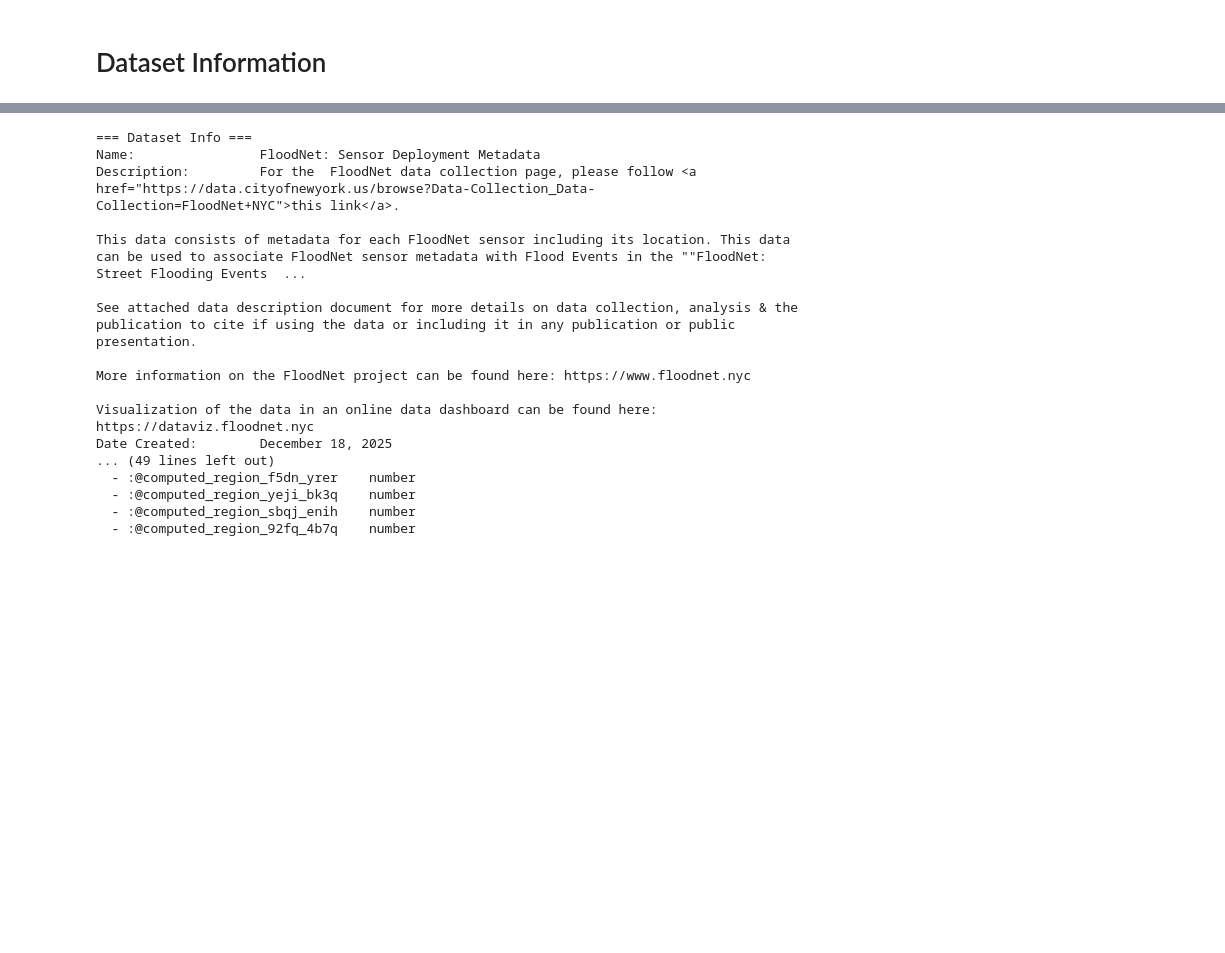
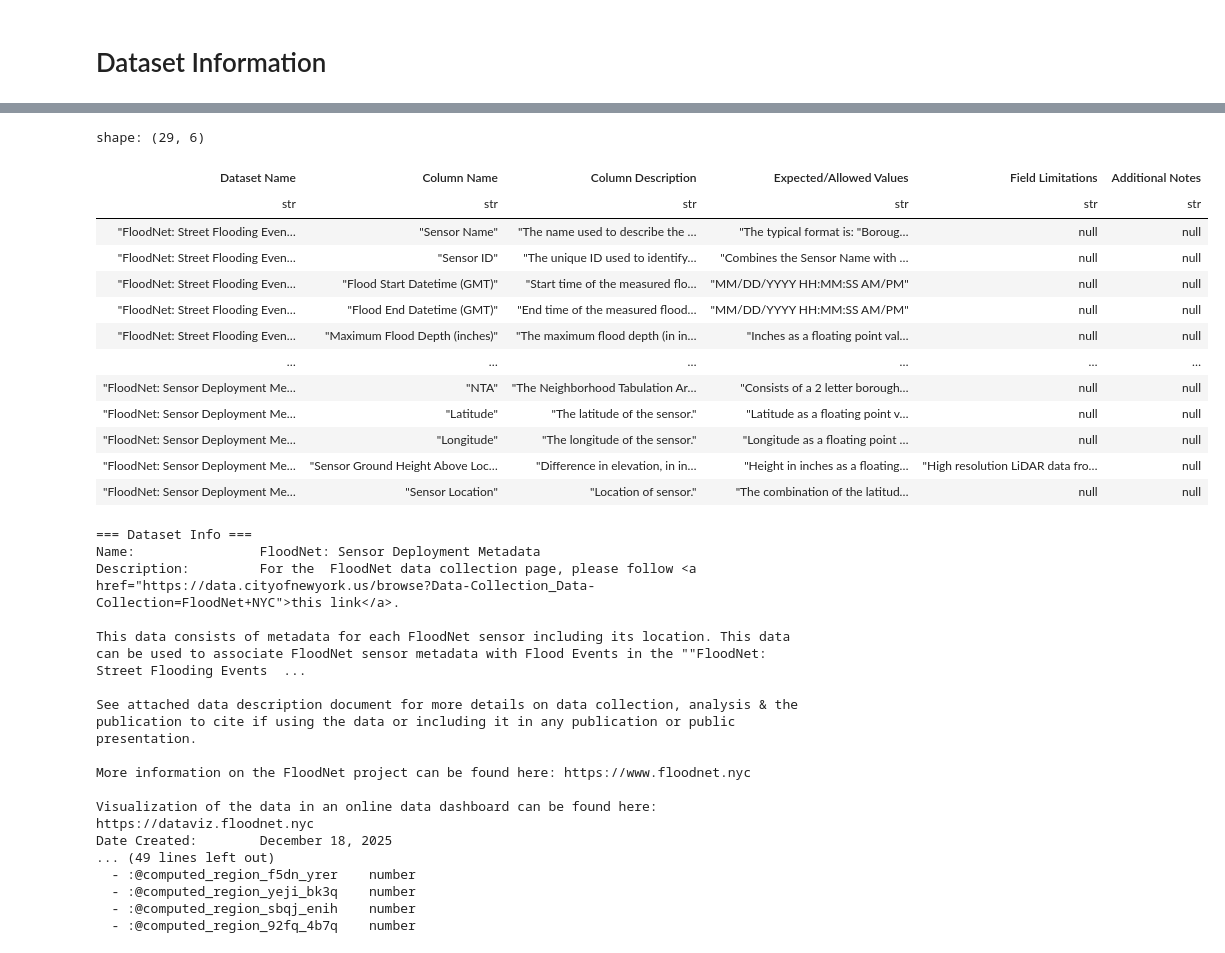
Before and after one commit to mebauer/floodnet-nyc-tutorial, a Jupyter notebook: 00-download-data.ipynb, the cells around one changed output, grey strips where cells are left out. Saved outputs shown, nothing was run; the diff lists cells and outputs as text; code cells hidden in the pictures; blank space fills up the shorter version.

Commit message:
Small enhancements to 00-download-data notebook

```diff
--- a/00-download-data.ipynb
+++ b/00-download-data.ipynb
@@ -80,3 +79,28 @@ sensor-metadata.csv
+# %%
+path = "data/Flood Events_Data Dictionary.xlsx"
+
+# Preview data dictionary as a dataframe
+data_dictionary = pl.read_excel(
+    path, sheet_id=2,
+    read_options={"header_row": 1, "skip_rows": 1}
+)
+
+data_dictionary
+# %% [output]
+shape: (29, 6)
+| Dataset Name | Column Name | Column Description | Expected/Allowed Values | Field Limitations | Additional Notes |
+| str | str | str | str | str | str |
+| "FloodNet: Street Flooding Even… | "Sensor Name" | "The name used to describe the … | "The typical format is: "Boroug… | null | null |
+| "FloodNet: Street Flooding Even… | "Sensor ID" | "The unique ID used to identify… | "Combines the Sensor Name with … | null | null |
+| "FloodNet: Street Flooding Even… | "Flood Start Datetime (GMT)" | "Start time of the measured flo… | "MM/DD/YYYY HH:MM:SS AM/PM" | null | null |
+| "FloodNet: Street Flooding Even… | "Flood End Datetime (GMT)" | "End time of the measured flood… | "MM/DD/YYYY HH:MM:SS AM/PM" | null | null |
+| "FloodNet: Street Flooding Even… | "Maximum Flood Depth (inches)" | "The maximum flood depth (in in… | "Inches as a floating point val… | null | null |
+| … | … | … | … | … | … |
+| "FloodNet: Sensor Deployment Me… | "NTA" | "The Neighborhood Tabulation Ar… | "Consists of a 2 letter borough… | null | null |
+| "FloodNet: Sensor Deployment Me… | "Latitude" | "The latitude of the sensor." | "Latitude as a floating point v… | null | null |
+| "FloodNet: Sensor Deployment Me… | "Longitude" | "The longitude of the sensor." | "Longitude as a floating point … | null | null |
+| "FloodNet: Sensor Deployment Me… | "Sensor Ground Height Above Loc… | "Difference in elevation, in in… | "Height in inches as a floating… | "High resolution LiDAR data fro… | null |
+| "FloodNet: Sensor Deployment Me… | "Sensor Location" | "Location of sensor." | "The combination of the latitud… | null | null |
 # %%
 # Sensor Deployment Metadata
 dataset_id = "kb2e-tjy3"
```
Also changed, not shown: parts of 14 cells of this notebook, 3 other files.
